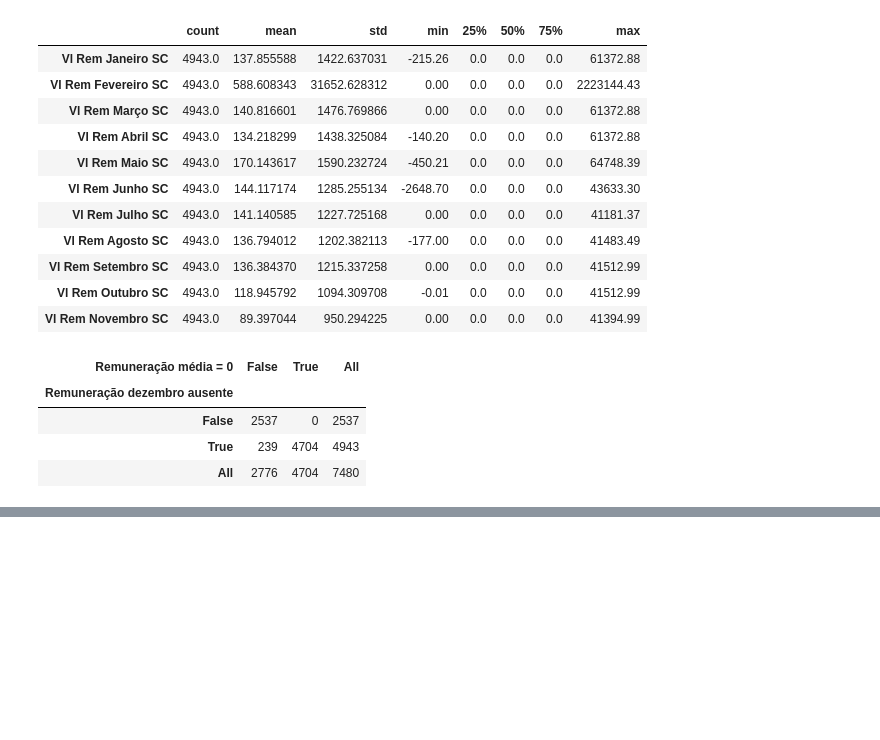
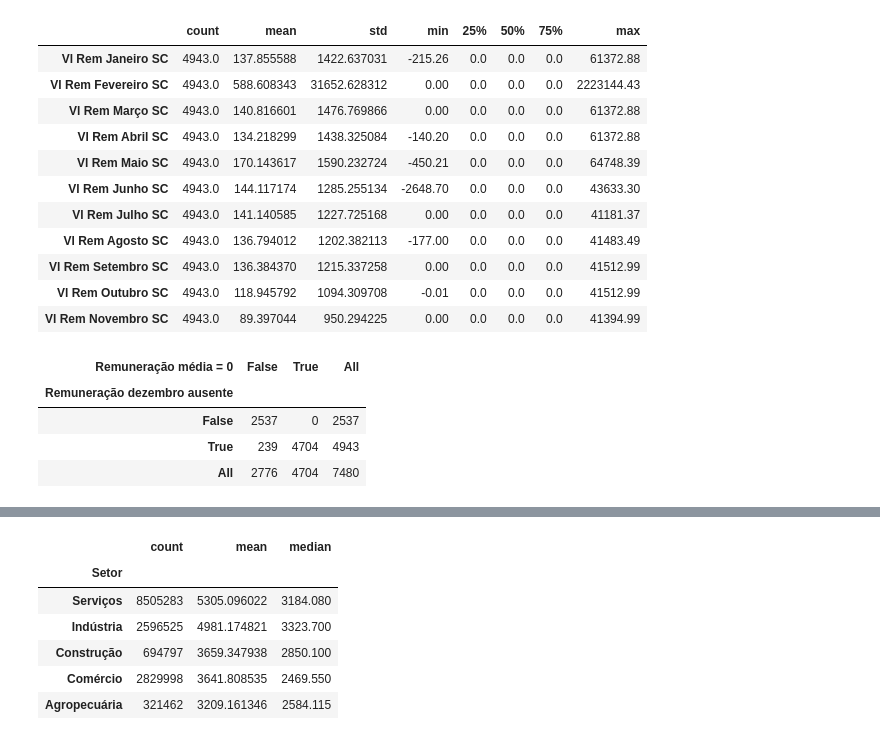
Before and after one commit to gil-zip/analise-escolaridade-remuneracao-rais, a Jupyter notebook: notebooks/01_preparacao_dados.ipynb, the cells around one changed output, grey strips where cells are left out. Drawn from its saved outputs; the diff is of its cells as text; code cells hidden in the pictures; blank space fills up the shorter version.

```diff
--- a/notebooks/01_preparacao_dados.ipynb
+++ b/notebooks/01_preparacao_dados.ipynb
@@ -571,0 +971,6 @@ pd.crosstab(
+# %%
+parquet_file = pq.ParquetFile(arquivo_saida)
+
+print(f"Linhas: {parquet_file.metadata.num_rows:,}")
+print(f"Colunas: {parquet_file.metadata.num_columns}")
+print(f"Row groups: {parquet_file.metadata.num_row_groups}")
@@ -571,0 +981,9 @@ pd.crosstab(
+# %%
+df_validacao = parquet_file.read(
+    columns=[
+        "Vl Rem Média Nom",
+        "Vl Rem Dezembro Nom",
+        "Escolaridade",
+        "Setor"
+    ]
+).to_pandas()
@@ -571,0 +1068,17 @@ pd.crosstab(
+# %%
+df_validacao.groupby(
+    "Setor"
+)["Vl Rem Média Nom"].agg(
+    ["count", "mean", "median"]
+).sort_values(
+    "mean",
+    ascending=False
+)
+# %% [output]
+|  | count | mean | median |
+| Setor |  |  |  |
+| Serviços | 8505283 | 5305.096022 | 3184.080 |
+| Indústria | 2596525 | 4981.174821 | 3323.700 |
+| Construção | 694797 | 3659.347938 | 2850.100 |
+| Comércio | 2829998 | 3641.808535 | 2469.550 |
+| Agropecuária | 321462 | 3209.161346 | 2584.115 |
```
Also changed, not shown: parts of 31 cells of this notebook, 5 other files.
